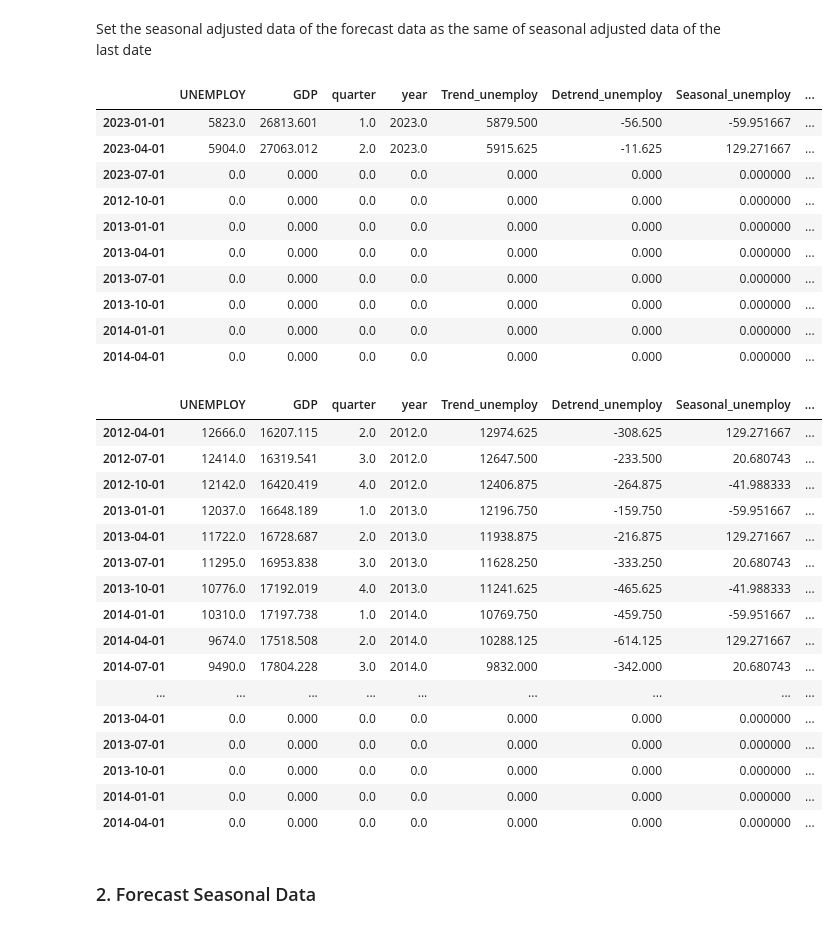
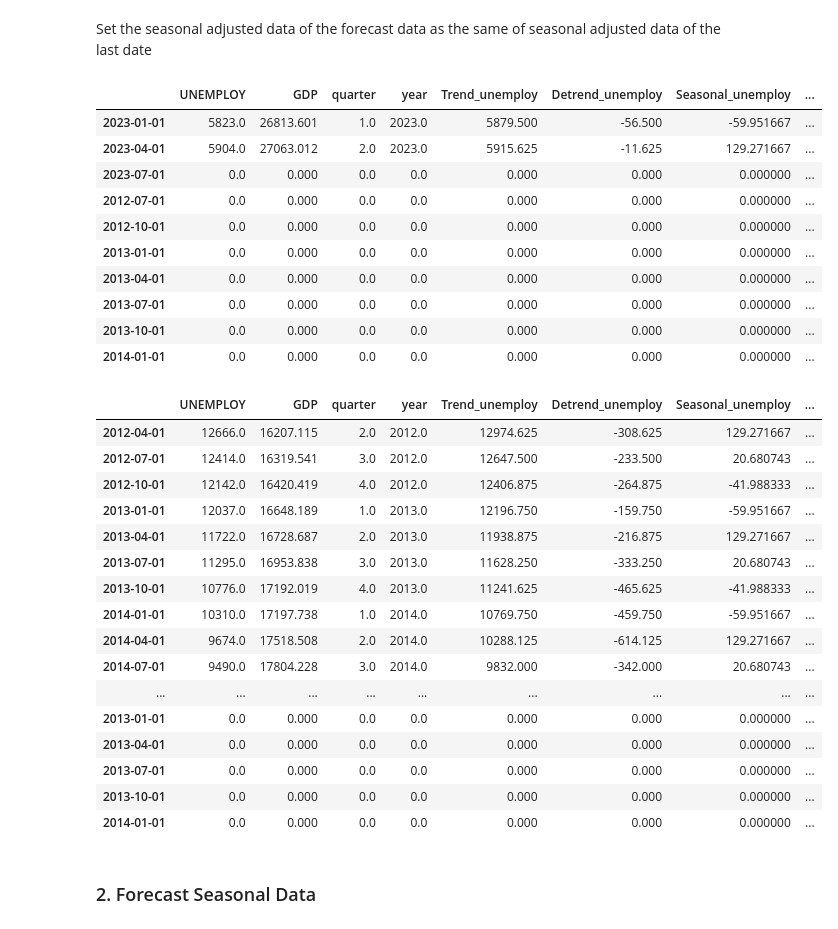
Before and after one commit to axeltanjung/us_unemployment_forecast, a Jupyter notebook: notebook/us_unemployment.ipynb, the cells around one changed output. Drawn from its saved outputs; the diff is of its cells as text; code cells hidden in the pictures.

```diff
--- a/notebook/us_unemployment.ipynb
+++ b/notebook/us_unemployment.ipynb
@@ -451,7 +445,7 @@ df_decompose.tail()
 # %% [markdown]
 add 7 step ahead, so we have 8 quarter, 2 year to forecast
 # %%
-date_forecast = pd.date_range('2012-10-01',
+date_forecast = pd.date_range('2012-07-01',
                               periods = 7,
                               freq = 'QS-OCT')
 date_forecast
@@ -511,34 +505,34 @@ df_decompose.tail(10)
 | 2023-01-01 | 5823.0 | 26813.601 | 1.0 | 2023.0 | 5879.500 | -56.500 | -59.951667 | ... |
 | 2023-04-01 | 5904.0 | 27063.012 | 2.0 | 2023.0 | 5915.625 | -11.625 | 129.271667 | ... |
 | 2023-07-01 | 0.0 | 0.000 | 0.0 | 0.0 | 0.000 | 0.000 | 0.000000 | ... |
+| 2012-07-01 | 0.0 | 0.000 | 0.0 | 0.0 | 0.000 | 0.000 | 0.000000 | ... |
 | 2012-10-01 | 0.0 | 0.000 | 0.0 | 0.0 | 0.000 | 0.000 | 0.000000 | ... |
 | 2013-01-01 | 0.0 | 0.000 | 0.0 | 0.0 | 0.000 | 0.000 | 0.000000 | ... |
 | 2013-04-01 | 0.0 | 0.000 | 0.0 | 0.0 | 0.000 | 0.000 | 0.000000 | ... |
 | 2013-07-01 | 0.0 | 0.000 | 0.0 | 0.0 | 0.000 | 0.000 | 0.000000 | ... |
 | 2013-10-01 | 0.0 | 0.000 | 0.0 | 0.0 | 0.000 | 0.000 | 0.000000 | ... |
 | 2014-01-01 | 0.0 | 0.000 | 0.0 | 0.0 | 0.000 | 0.000 | 0.000000 | ... |
-| 2014-04-01 | 0.0 | 0.000 | 0.0 | 0.0 | 0.000 | 0.000 | 0.000000 | ... |
 # %%
-df_concat.loc[last_date:, "Seasonal Adjusted"] = df_concat.loc[last_date, "Seasonal Adjusted"]
-df_concat.loc[last_date:]
+df_decompose.loc[last_date:, "Seasonal Adjusted"] = df_decompose.loc[last_date, "Seasonal Adjusted"]
+df_decompose.loc[last_date:]
 # %% [output]
 |  | UNEMPLOY | GDP | quarter | year | Trend_unemploy | Detrend_unemploy | Seasonal_unemploy | ... |
 | 2012-04-01 | 12666.0 | 16207.115 | 2.0 | 2012.0 | 12974.625 | -308.625 | 129.271667 | ... |
 | 2012-07-01 | 12414.0 | 16319.541 | 3.0 | 2012.0 | 12647.500 | -233.500 | 20.680743 | ... |
 | 2012-10-01 | 12142.0 | 16420.419 | 4.0 | 2012.0 | 12406.875 | -264.875 | -41.988333 | ... |
 | 2013-01-01 | 12037.0 | 16648.189 | 1.0 | 2013.0 | 12196.750 | -159.750 | -59.951667 | ... |
 | 2013-04-01 | 11722.0 | 16728.687 | 2.0 | 2013.0 | 11938.875 | -216.875 | 129.271667 | ... |
 | 2013-07-01 | 11295.0 | 16953.838 | 3.0 | 2013.0 | 11628.250 | -333.250 | 20.680743 | ... |
 | 2013-10-01 | 10776.0 | 17192.019 | 4.0 | 2013.0 | 11241.625 | -465.625 | -41.988333 | ... |
 | 2014-01-01 | 10310.0 | 17197.738 | 1.0 | 2014.0 | 10769.750 | -459.750 | -59.951667 | ... |
 | 2014-04-01 | 9674.0 | 17518.508 | 2.0 | 2014.0 | 10288.125 | -614.125 | 129.271667 | ... |
 | 2014-07-01 | 9490.0 | 17804.228 | 3.0 | 2014.0 | 9832.000 | -342.000 | 20.680743 | ... |
 | ... | ... | ... | ... | ... | ... | ... | ... | ... |
+| 2013-01-01 | 0.0 | 0.000 | 0.0 | 0.0 | 0.000 | 0.000 | 0.000000 | ... |
 | 2013-04-01 | 0.0 | 0.000 | 0.0 | 0.0 | 0.000 | 0.000 | 0.000000 | ... |
 | 2013-07-01 | 0.0 | 0.000 | 0.0 | 0.0 | 0.000 | 0.000 | 0.000000 | ... |
 | 2013-10-01 | 0.0 | 0.000 | 0.0 | 0.0 | 0.000 | 0.000 | 0.000000 | ... |
 | 2014-01-01 | 0.0 | 0.000 | 0.0 | 0.0 | 0.000 | 0.000 | 0.000000 | ... |
-| 2014-04-01 | 0.0 | 0.000 | 0.0 | 0.0 | 0.000 | 0.000 | 0.000000 | ... |
 # %% [markdown]
 ### 2. Forecast Seasonal Data
 # %% [markdown]
```
Also changed, not shown: parts of 32 cells of this notebook, 20 other files.
